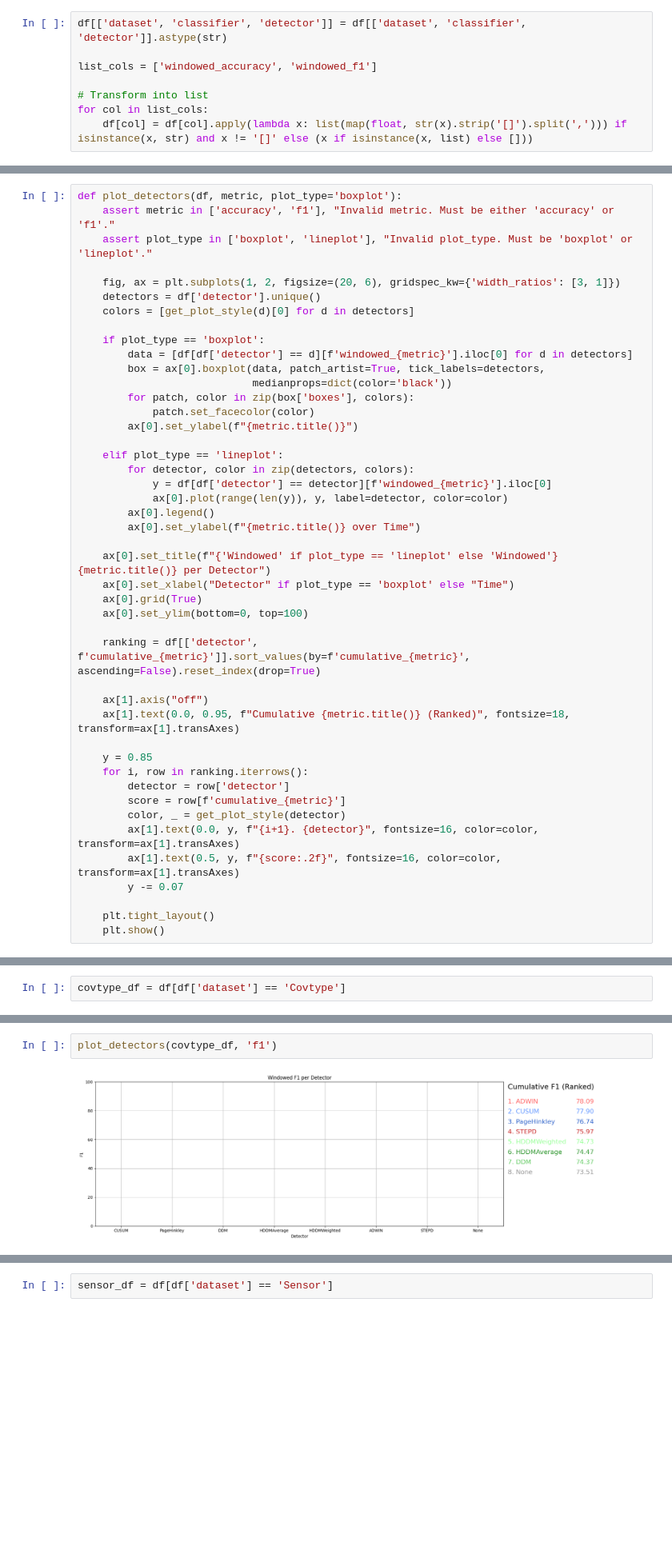
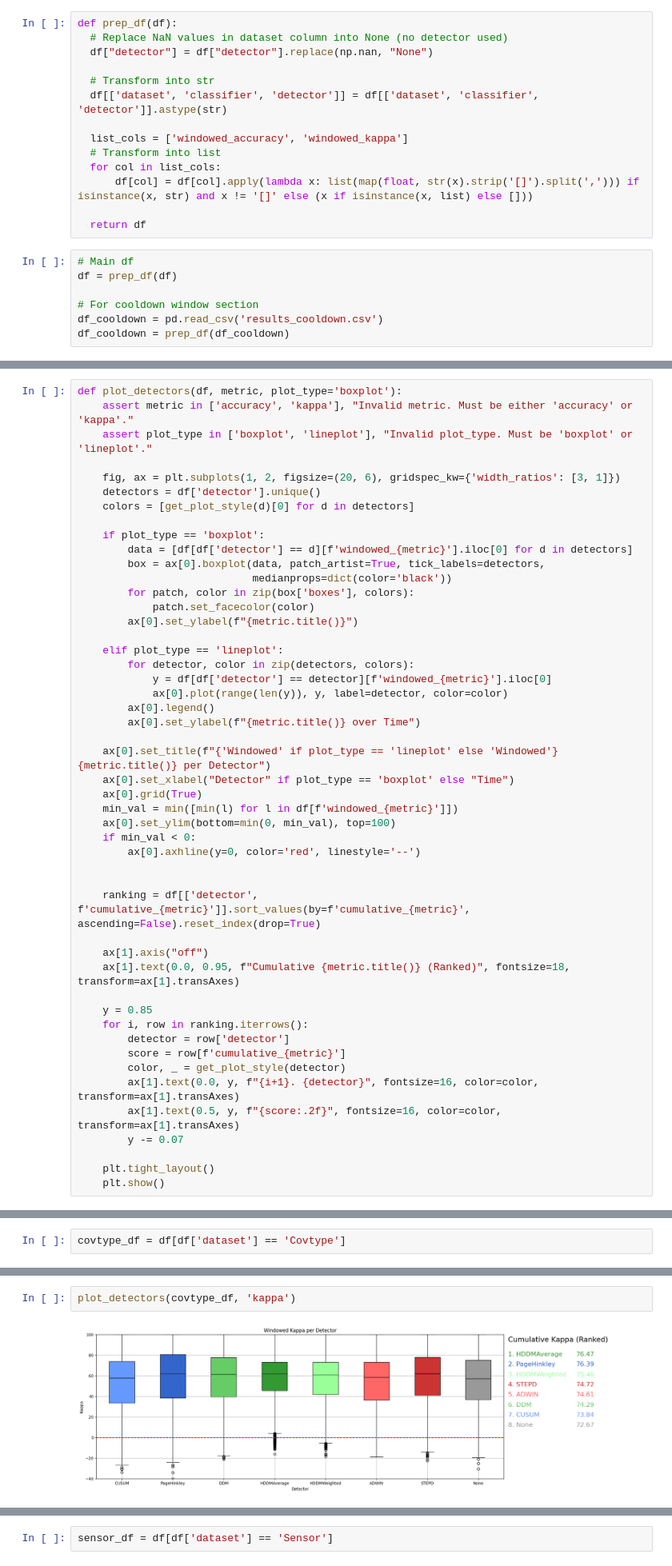
Before and after one commit to Streaming-Data-Analytics/2024-2025_Benchmarking-Detectors-in-SML, a Jupyter notebook: notebooks/Benchmarking.ipynb, the cells around one changed output, grey strips where cells are left out. Shown at 80% size. Cells and saved outputs as stored; diff of their text form; blank space fills up the shorter version.

Commit message:
Added cooldown window analysis + conclusions

```diff
--- a/notebooks/Benchmarking.ipynb
+++ b/notebooks/Benchmarking.ipynb
@@ -239,11 +253,24 @@ df["detector"] = df["detector"].replace(np.nan, "None")
 # %%
-df[['dataset', 'classifier', 'detector']] = df[['dataset', 'classifier', 'detector']].astype(str)
+def prep_df(df):
+  # Replace NaN values in dataset column into None (no detector used)
+  df["detector"] = df["detector"].replace(np.nan, "None")
 
-list_cols = ['windowed_accuracy', 'windowed_f1']
+  # Transform into str
+  df[['dataset', 'classifier', 'detector']] = df[['dataset', 'classifier', 'detector']].astype(str)
 
-# Transform into list
-for col in list_cols:
-    df[col] = df[col].apply(lambda x: list(map(float, str(x).strip('[]').split(','))) if isinstance(x, str) and x != '[]' else (x if isinstance(x, list) else []))
+  list_cols = ['windowed_accuracy', 'windowed_kappa']
+  # Transform into list
+  for col in list_cols:
+      df[col] = df[col].apply(lambda x: list(map(float, str(x).strip('[]').split(','))) if isinstance(x, str) and x != '[]' else (x if isinstance(x, list) else []))
+
+  return df
+# %%
+# Main df
+df = prep_df(df)
+
+# For cooldown window section
+df_cooldown = pd.read_csv('results_cooldown.csv')
+df_cooldown = prep_df(df_cooldown)
 # %%
 import matplotlib.pyplot as plt
 import numpy as np
@@ -364,7 +398,7 @@ The **Window-Based** family is difficult to analyze, in some datasets both detec
 ### Dataset Analysis
 # %%
 def plot_detectors(df, metric, plot_type='boxplot'):
-    assert metric in ['accuracy', 'f1'], "Invalid metric. Must be either 'accuracy' or 'f1'."
+    assert metric in ['accuracy', 'kappa'], "Invalid metric. Must be either 'accuracy' or 'kappa'."
     assert plot_type in ['boxplot', 'lineplot'], "Invalid plot_type. Must be 'boxplot' or 'lineplot'."
 
     fig, ax = plt.subplots(1, 2, figsize=(20, 6), gridspec_kw={'width_ratios': [3, 1]})
@@ -389,7 +423,11 @@ def plot_detectors(df, metric, plot_type='boxplot'):
     ax[0].set_title(f"{'Windowed' if plot_type == 'lineplot' else 'Windowed'} {metric.title()} per Detector")
     ax[0].set_xlabel("Detector" if plot_type == 'boxplot' else "Time")
     ax[0].grid(True)
-    ax[0].set_ylim(bottom=0, top=100)
+    min_val = min([min(l) for l in df[f'windowed_{metric}']])
+    ax[0].set_ylim(bottom=min(0, min_val), top=100)
+    if min_val < 0:
+        ax[0].axhline(y=0, color='red', linestyle='--')
+
 
     ranking = df[['detector', f'cumulative_{metric}']].sort_values(by=f'cumulative_{metric}', ascending=False).reset_index(drop=True)
 
@@ -539,6 +589,6 @@ plot_detectors(covtype_df, 'accuracy')
 
 * All detectors **outperform** the No Detector baseline, confirming that integrating drift detection improves classification accuracy in dynamic, real-world datasets like Covtype.
 # %%
-plot_detectors(covtype_df, 'f1')
+plot_detectors(covtype_df, 'kappa')
 # %% [output]
-[figure, old version]
+[figure, new version]
```
Also changed, not shown: parts of 36 cells of this notebook.
